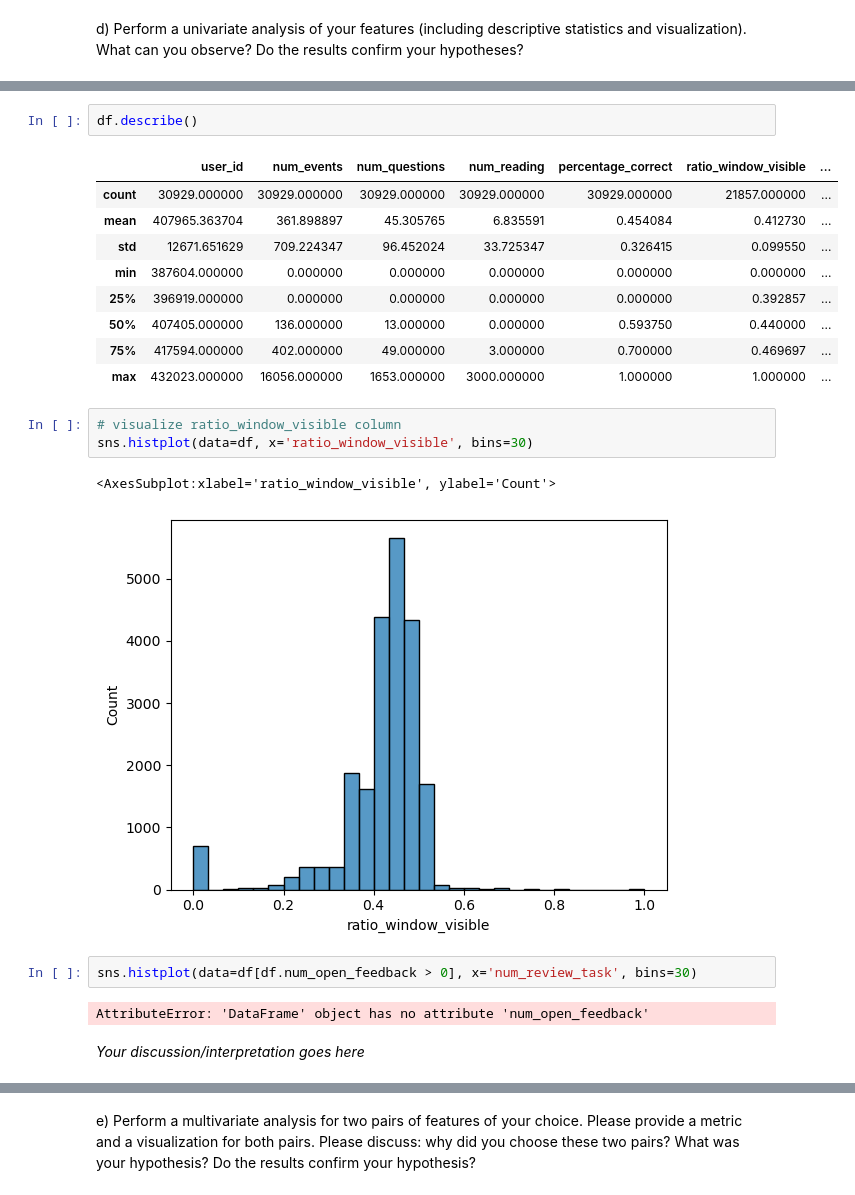
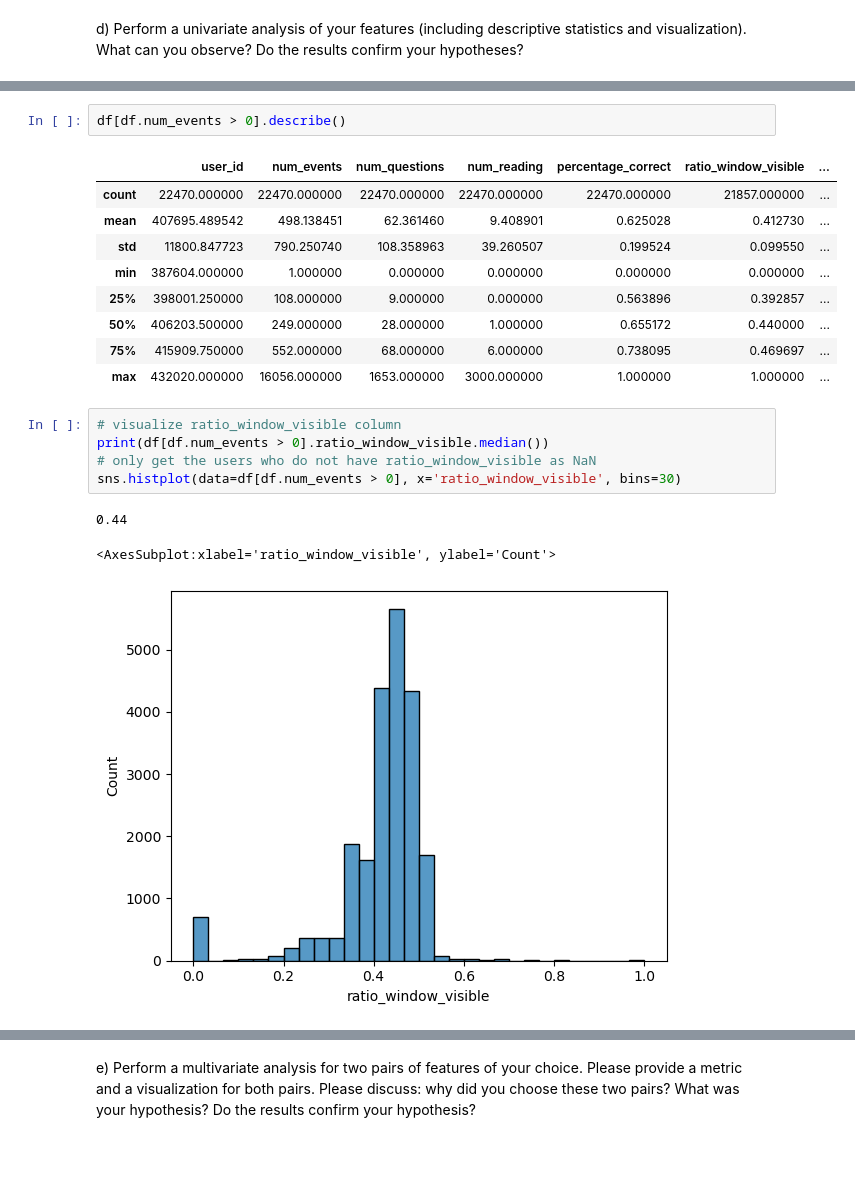
Before and after one commit to aybarsyazici/EPFL-CS421-MLBD, a Jupyter notebook: project/milestone-02/m2_lernnavi_sciper.ipynb, the cells around one changed output, grey strips where cells are left out. Drawn from its saved outputs; the diff is of its cells as text; blank space fills up the shorter version.

Commit message:
added discussions/insights

```diff
--- a/project/milestone-02/m2_lernnavi_sciper.ipynb
+++ b/project/milestone-02/m2_lernnavi_sciper.ipynb
@@ -756,24 +909,21 @@ d) Perform a univariate analysis of your features (including descriptive statist
 # %%
-df.describe()
+df[df.num_events > 0].describe()
 # %% [output]
 |  | user_id | num_events | num_questions | num_reading | percentage_correct | ratio_window_visible | ... |
-| count | 30929.000000 | 30929.000000 | 30929.000000 | 30929.000000 | 30929.000000 | 21857.000000 | ... |
-| mean | 407965.363704 | 361.898897 | 45.305765 | 6.835591 | 0.454084 | 0.412730 | ... |
-| std | 12671.651629 | 709.224347 | 96.452024 | 33.725347 | 0.326415 | 0.099550 | ... |
-| min | 387604.000000 | 0.000000 | 0.000000 | 0.000000 | 0.000000 | 0.000000 | ... |
-| 25% | 396919.000000 | 0.000000 | 0.000000 | 0.000000 | 0.000000 | 0.392857 | ... |
-| 50% | 407405.000000 | 136.000000 | 13.000000 | 0.000000 | 0.593750 | 0.440000 | ... |
-| 75% | 417594.000000 | 402.000000 | 49.000000 | 3.000000 | 0.700000 | 0.469697 | ... |
-| max | 432023.000000 | 16056.000000 | 1653.000000 | 3000.000000 | 1.000000 | 1.000000 | ... |
+| count | 22470.000000 | 22470.000000 | 22470.000000 | 22470.000000 | 22470.000000 | 21857.000000 | ... |
+| mean | 407695.489542 | 498.138451 | 62.361460 | 9.408901 | 0.625028 | 0.412730 | ... |
+| std | 11800.847723 | 790.250740 | 108.358963 | 39.260507 | 0.199524 | 0.099550 | ... |
+| min | 387604.000000 | 1.000000 | 0.000000 | 0.000000 | 0.000000 | 0.000000 | ... |
+| 25% | 398001.250000 | 108.000000 | 9.000000 | 0.000000 | 0.563896 | 0.392857 | ... |
+| 50% | 406203.500000 | 249.000000 | 28.000000 | 1.000000 | 0.655172 | 0.440000 | ... |
+| 75% | 415909.750000 | 552.000000 | 68.000000 | 6.000000 | 0.738095 | 0.469697 | ... |
+| max | 432020.000000 | 16056.000000 | 1653.000000 | 3000.000000 | 1.000000 | 1.000000 | ... |
 # %%
 # visualize ratio_window_visible column
-sns.histplot(data=df, x='ratio_window_visible', bins=30)
+print(df[df.num_events > 0].ratio_window_visible.median())
+# only get the users who do not have ratio_window_visible as NaN
+sns.histplot(data=df[df.num_events > 0], x='ratio_window_visible', bins=30)
 # %% [output]
-<AxesSubplot:xlabel='ratio_window_visible', ylabel='Count'>
+0.44
+<AxesSubplot:xlabel='ratio_window_visible', ylabel='Count'>
 [figure]
-# %%
-sns.histplot(data=df[df.num_open_feedback > 0], x='num_review_task', bins=30)
-# %% [output]
-AttributeError: 'DataFrame' object has no attribute 'num_open_feedback'
-# %% [markdown]
-*Your discussion/interpretation goes here*
```
Also changed, not shown: parts of 52 cells of this notebook, 1 other file.
